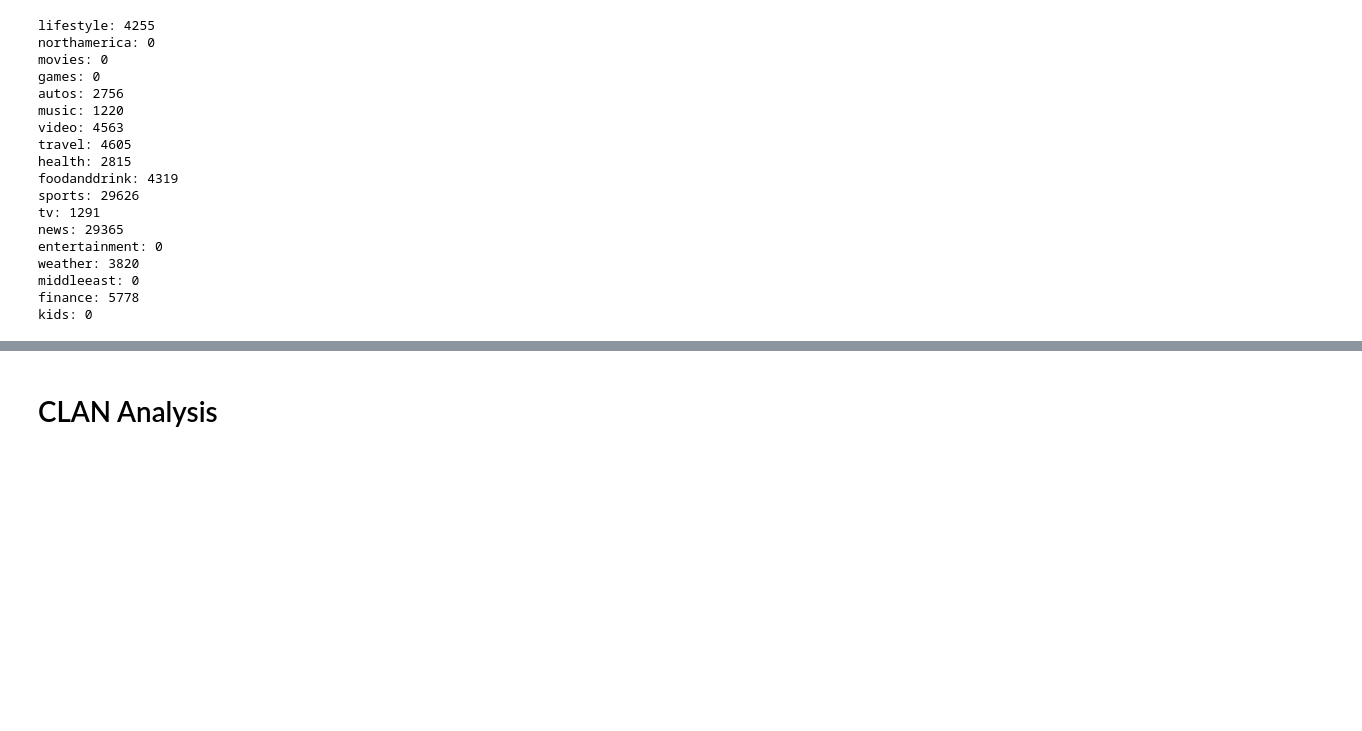
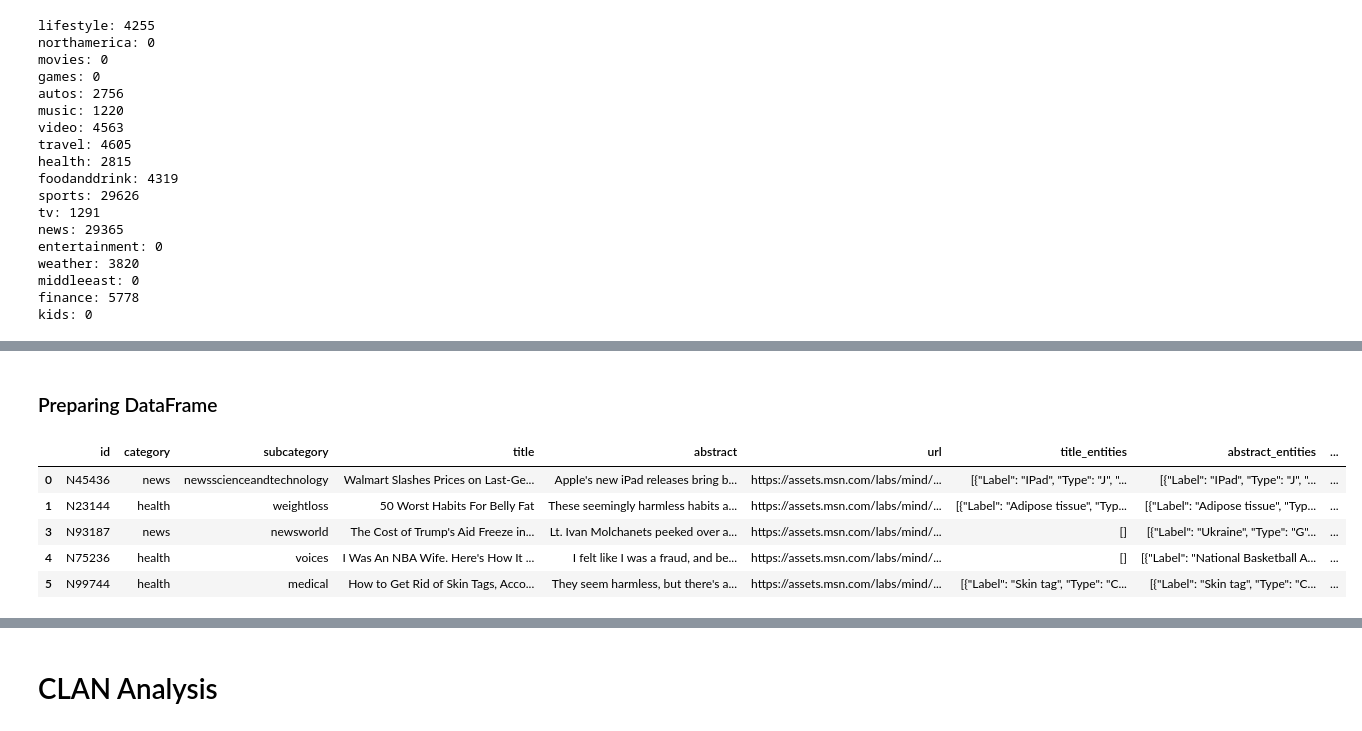
Before and after one commit to jshaha/Microsoft-sp26, a Jupyter notebook: clan_use_ideation.ipynb, the cells around one changed output, grey strips where cells are left out. Saved outputs shown, nothing was run; the diff lists cells and outputs as text; code cells hidden in the pictures; blank space fills up the shorter version.

```diff
--- a/clan_use_ideation.ipynb
+++ b/clan_use_ideation.ipynb
@@ -441,0 +487,11 @@ kids: 0
+# %% [markdown]
+### Preparing DataFrame
+# %%
+train_df_reasonable.head()
+# %% [output]
+|  | id | category | subcategory | title | abstract | url | title_entities | abstract_entities | ... |
+| 0 | N45436 | news | newsscienceandtechnology | Walmart Slashes Prices on Last-Ge... | Apple's new iPad releases bring b... | https://assets.msn.com/labs/mind/... | [{"Label": "IPad", "Type": "J", "... | [{"Label": "IPad", "Type": "J", "... | ... |
+| 1 | N23144 | health | weightloss | 50 Worst Habits For Belly Fat | These seemingly harmless habits a... | https://assets.msn.com/labs/mind/... | [{"Label": "Adipose tissue", "Typ... | [{"Label": "Adipose tissue", "Typ... | ... |
+| 3 | N93187 | news | newsworld | The Cost of Trump's Aid Freeze in... | Lt. Ivan Molchanets peeked over a... | https://assets.msn.com/labs/mind/... | [] | [{"Label": "Ukraine", "Type": "G"... | ... |
+| 4 | N75236 | health | voices | I Was An NBA Wife. Here's How It ... | I felt like I was a fraud, and be... | https://assets.msn.com/labs/mind/... | [] | [{"Label": "National Basketball A... | ... |
+| 5 | N99744 | health | medical | How to Get Rid of Skin Tags, Acco... | They seem harmless, but there's a... | https://assets.msn.com/labs/mind/... | [{"Label": "Skin tag", "Type": "C... | [{"Label": "Skin tag", "Type": "C... | ... |
```
Also changed, not shown: parts of 27 cells of this notebook, 7 other files.
